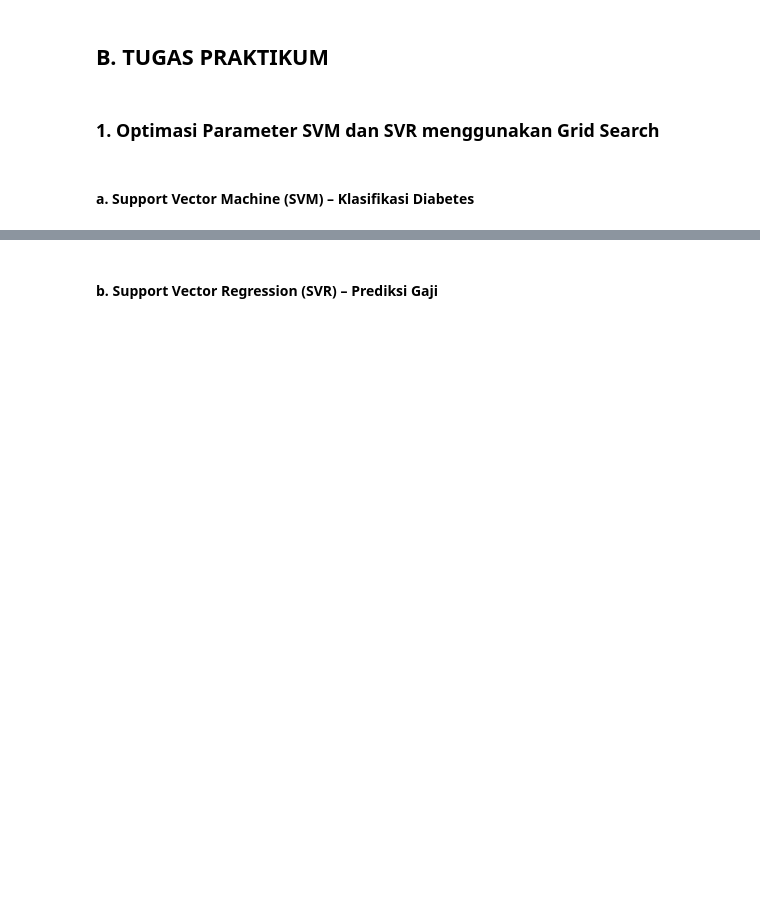
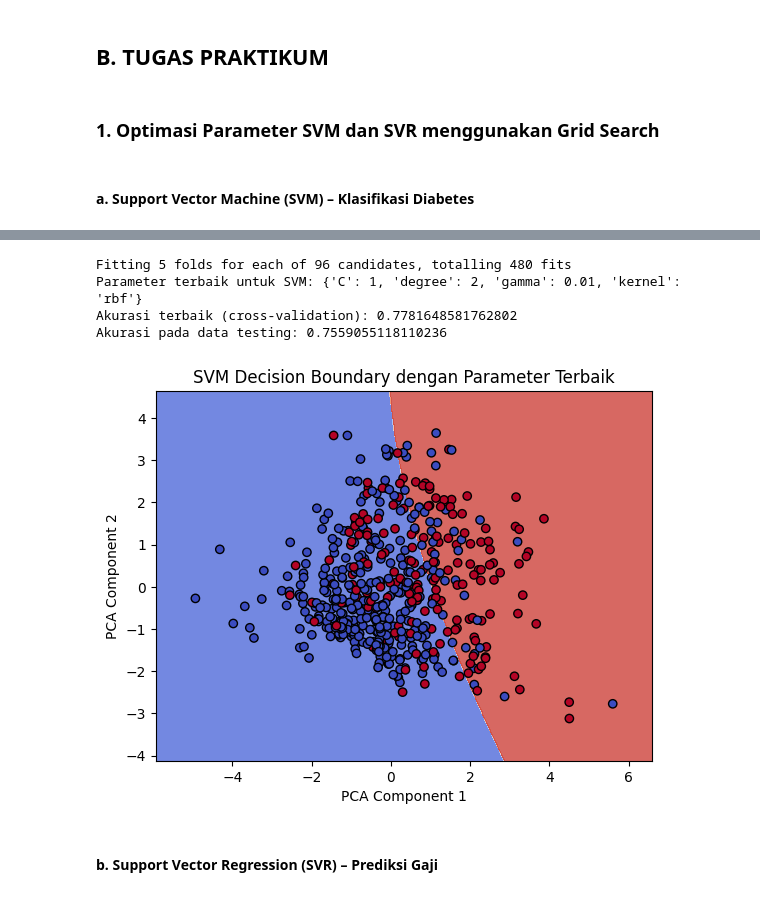
Before and after one commit to IlhamThrq/AI_TI-1B_2025, a Jupyter notebook: SVM DAN NAÏVE BAYES.ipynb, the cells around one changed output, grey strips where cells are left out. Drawn from its saved outputs; the diff is of its cells as text; code cells hidden in the pictures; blank space fills up the shorter version.

```diff
--- a/SVM DAN NAÏVE BAYES.ipynb
+++ b/SVM DAN NAÏVE BAYES.ipynb
@@ -322,2 +199,71 @@ Fitting 5 folds for each of 756 candidates, totalling 3780 fits
+# %%
+import pandas as pd
+import numpy as np
+from sklearn.model_selection import train_test_split, GridSearchCV
+from sklearn.svm import SVC
+from sklearn.preprocessing import StandardScaler
+from sklearn.decomposition import PCA
+from sklearn.metrics import accuracy_score
+import matplotlib.pyplot as plt
+
+df = pd.read_csv('diabetes.csv')
+
+X = df[df.columns[:8]]
+y = df['Outcome']
+
+X_train, X_test, y_train, y_test = train_test_split(X, y, test_size=0.33, random_state=42)
+
+scaler = StandardScaler()
+X_train_scaled = scaler.fit_transform(X_train)
+X_test_scaled = scaler.transform(X_test)
+
+svc = SVC()
+
+param_grid = {
+    'C': [0.1, 1, 10, 100],
+    'kernel': ['linear', 'rbf', 'poly'],
+    'gamma': ['scale', 'auto', 0.01, 0.1],
+    'degree': [2, 3]  # Hanya untuk kernel 'poly'
+}
+
+grid_search = GridSearchCV(estimator=svc, param_grid=param_grid,
+                           cv=5, scoring='accuracy', n_jobs=-1, verbose=1)
+
+grid_search.fit(X_train_scaled, y_train)
+
+print("Parameter terbaik untuk SVM:", grid_search.best_params_)
+print("Akurasi terbaik (cross-validation):", grid_search.best_score_)
+
+best_model = grid_search.best_estimator_
+y_pred = best_model.predict(X_test_scaled)
+test_accuracy = accuracy_score(y_test, y_pred)
+print("Akurasi pada data testing:", test_accuracy)
+
+pca = PCA(n_components=2)
+X_train_pca = pca.fit_transform(X_train_scaled)
+X_test_pca = pca.transform(X_test_scaled)
+
+best_model.fit(X_train_pca, y_train)
+
+h = .02  # Ukuran langkah pada mesh
+x_min, x_max = X_train_pca[:, 0].min() - 1, X_train_pca[:, 0].max() + 1
+y_min, y_max = X_train_pca[:, 1].min() - 1, X_train_pca[:, 1].max() + 1
+xx, yy = np.meshgrid(np.arange(x_min, x_max, h), np.arange(y_min, y_max, h))
+
+Z = best_model.predict(np.c_[xx.ravel(), yy.ravel()])
+Z = Z.reshape(xx.shape)
+
+plt.contourf(xx, yy, Z, cmap=plt.cm.coolwarm, alpha=0.8)
+plt.scatter(X_train_pca[:, 0], X_train_pca[:, 1], c=y_train, cmap=plt.cm.coolwarm, edgecolors='k')
+plt.xlabel('PCA Component 1')
+plt.ylabel('PCA Component 2')
+plt.title('SVM Decision Boundary dengan Parameter Terbaik')
+plt.show()
+# %% [output]
+Fitting 5 folds for each of 96 candidates, totalling 480 fits
+Parameter terbaik untuk SVM: {'C': 1, 'degree': 2, 'gamma': 0.01, 'kernel': 'rbf'}
+Akurasi terbaik (cross-validation): 0.7781648581762802
+Akurasi pada data testing: 0.7559055118110236
+[figure, added]
 # %% [markdown]
 #### b. Support Vector Regression (SVR) – Prediksi Gaji
```
Also changed, not shown: parts of 4 cells of this notebook.
